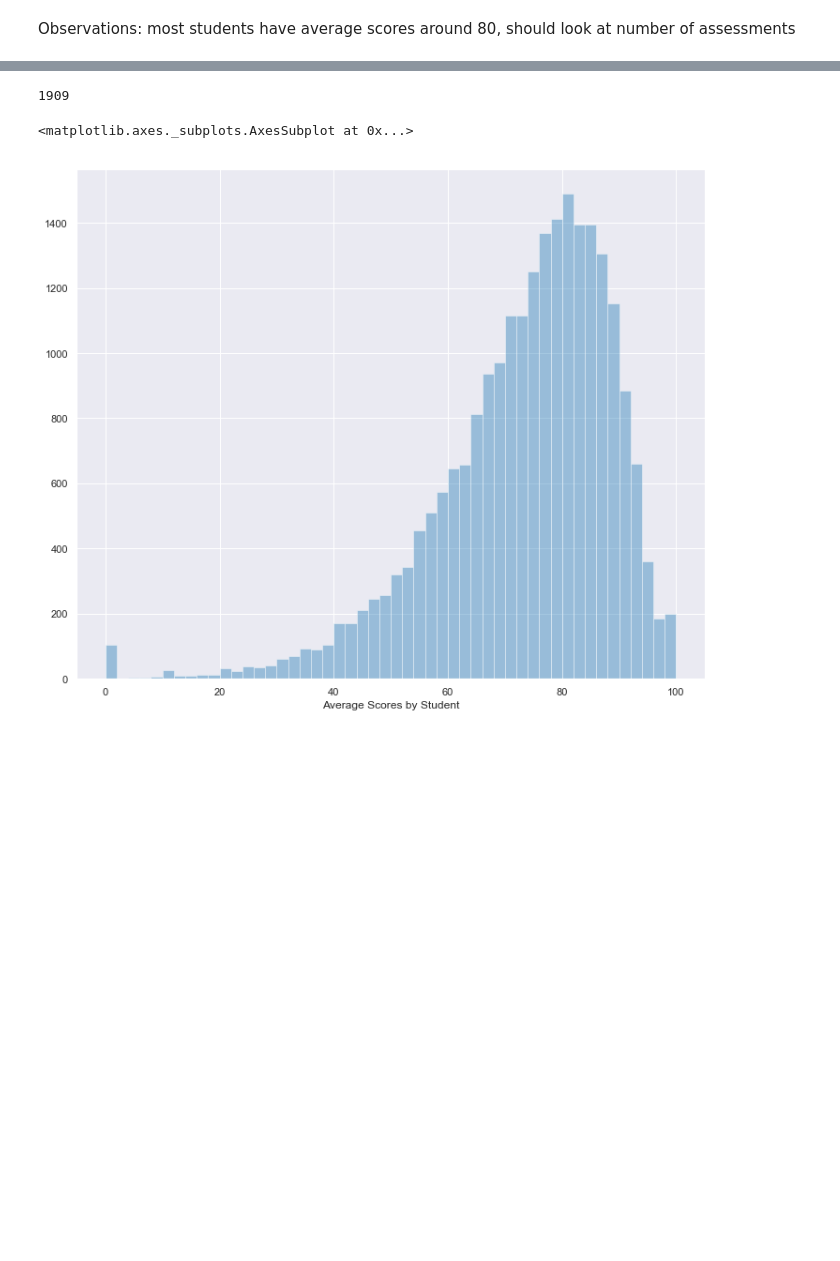
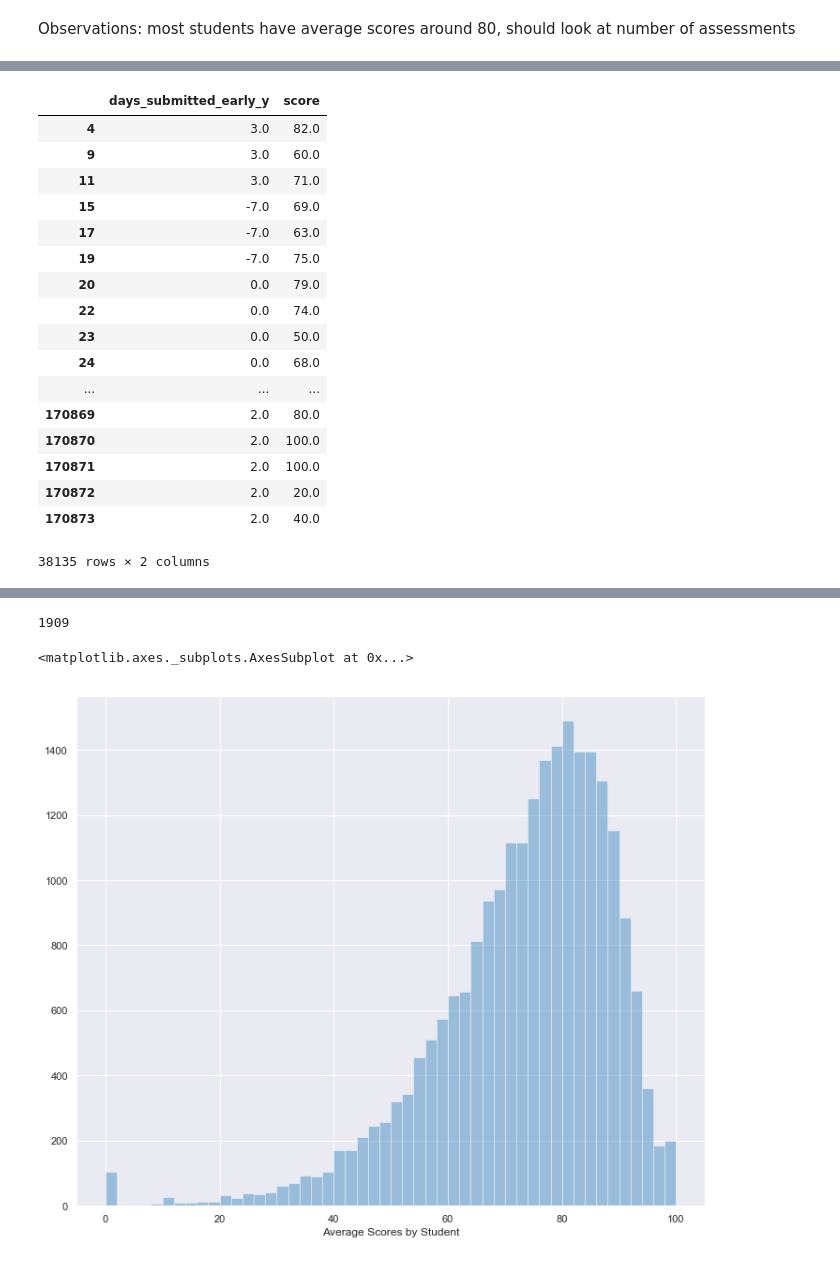
Before and after one commit to jeremymiller00/Predicting-Success-in-Online-Education, a Jupyter notebook: notebooks/exploring_student_assessment.ipynb, the cells around one changed output, grey strips where cells are left out. Drawn from its saved outputs; the diff is of its cells as text; code cells hidden in the pictures; blank space fills up the shorter version.

```diff
--- a/notebooks/exploring_student_assessment.ipynb
+++ b/notebooks/exploring_student_assessment.ipynb
@@ -49,0 +70,21 @@ st_assess.sample(5)
+# %%
+score_first_assessment
+# %% [output]
+|  | days_submitted_early_y | score |
+| 4 | 3.0 | 82.0 |
+| 9 | 3.0 | 60.0 |
+| 11 | 3.0 | 71.0 |
+| 15 | -7.0 | 69.0 |
+| 17 | -7.0 | 63.0 |
+| 19 | -7.0 | 75.0 |
+| 20 | 0.0 | 79.0 |
+| 22 | 0.0 | 74.0 |
+| 23 | 0.0 | 50.0 |
+| 24 | 0.0 | 68.0 |
+| ... | ... | ... |
+| 170869 | 2.0 | 80.0 |
+| 170870 | 2.0 | 100.0 |
+| 170871 | 2.0 | 100.0 |
+| 170872 | 2.0 | 20.0 |
+| 170873 | 2.0 | 40.0 |
+38135 rows × 2 columns
```
Also changed, not shown: parts of 27 cells of this notebook, 2 other files.
